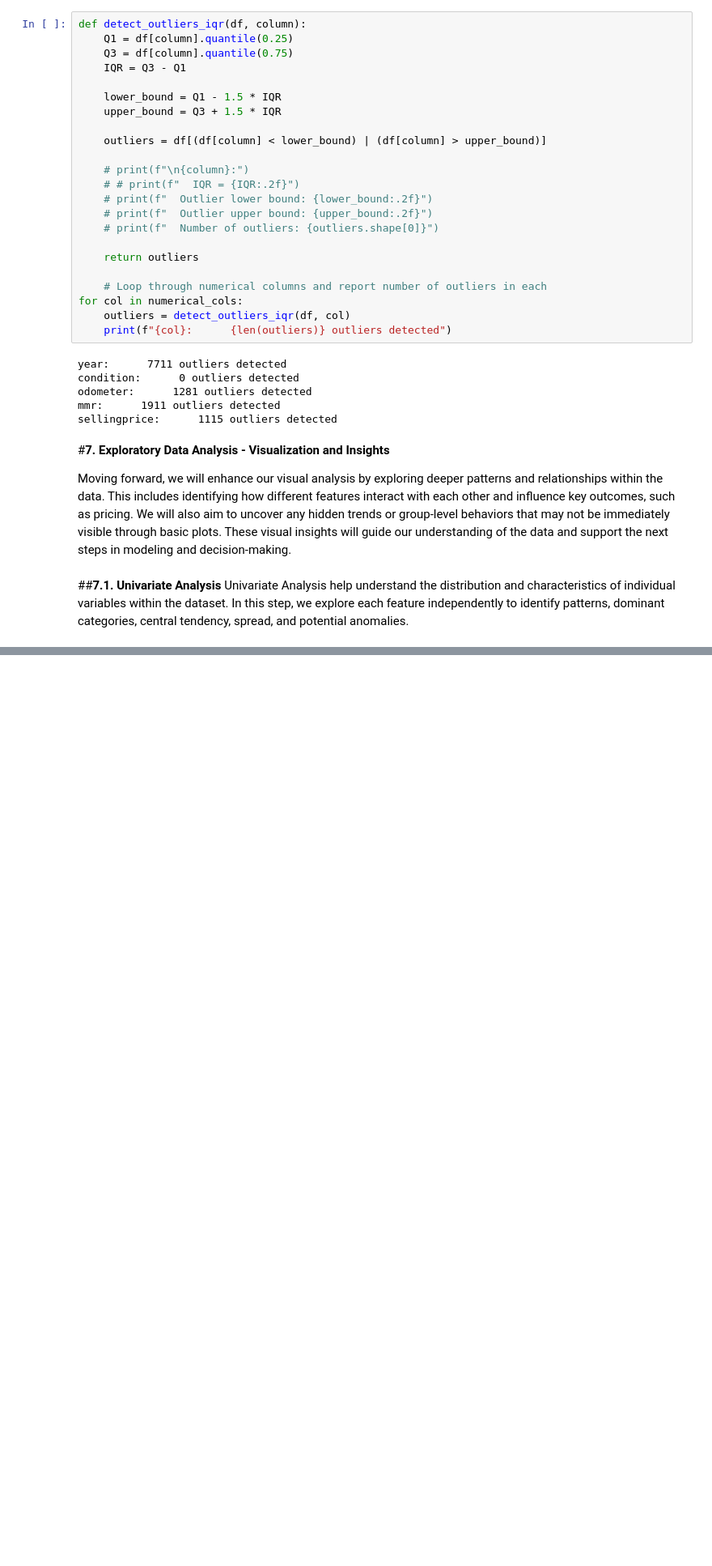
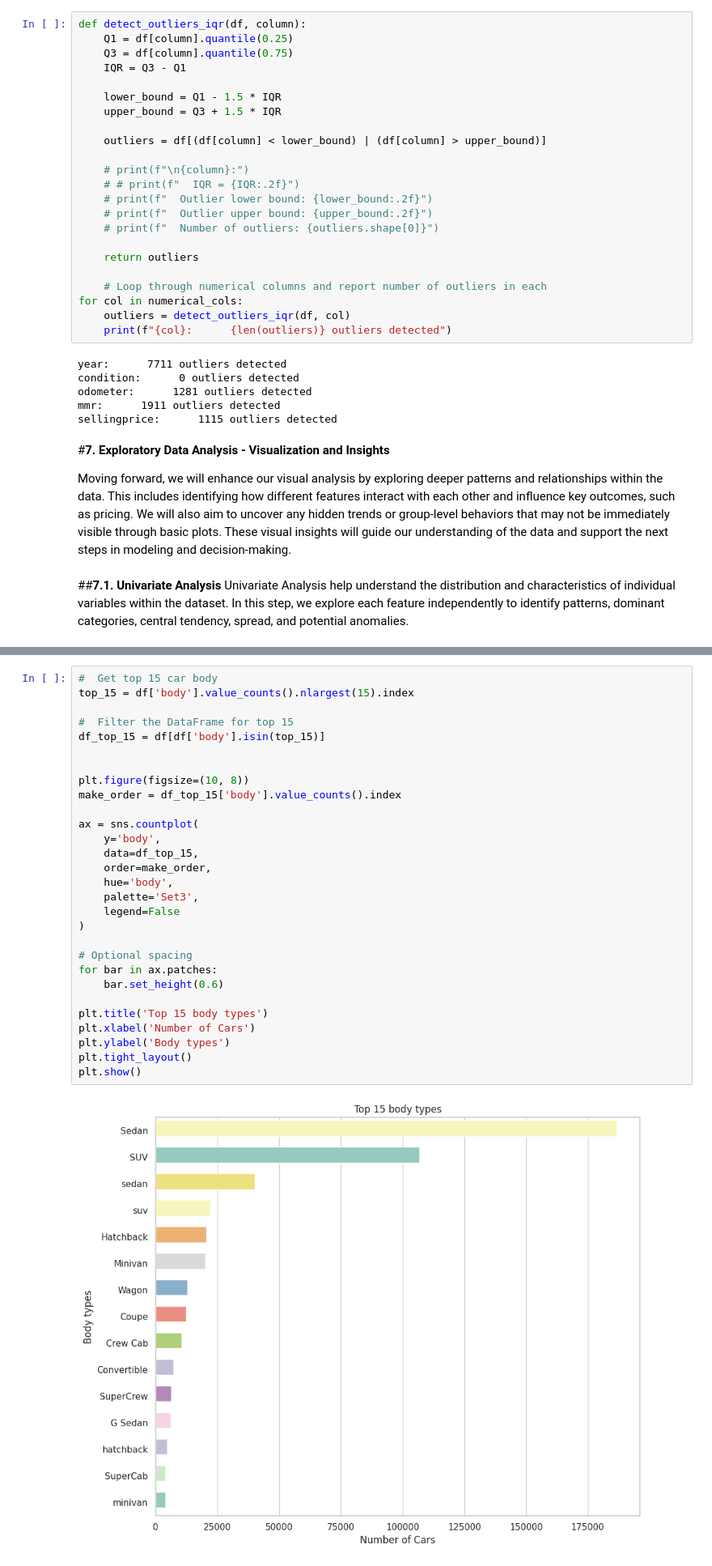
Before and after one commit to Sagarjain93/car_prices, a Jupyter notebook: car_prices.ipynb, the cells around one changed output, grey strips where cells are left out. Shown: that part at 81% size. Cells and saved outputs as stored; diff of their text form; blank space fills up the shorter version.

```diff
--- a/car_prices.ipynb
+++ b/car_prices.ipynb
@@ -418,0 +481,31 @@ Univariate Analysis help understand the distribution and characteristics of indi
+# %%
+#  Get top 15 car body
+top_15 = df['body'].value_counts().nlargest(15).index
+
+#  Filter the DataFrame for top 15
+df_top_15 = df[df['body'].isin(top_15)]
+
+
+plt.figure(figsize=(10, 8))
+make_order = df_top_15['body'].value_counts().index
+
+ax = sns.countplot(
+    y='body',
+    data=df_top_15,
+    order=make_order,
+    hue='body',
+    palette='Set3',
+    legend=False
+)
+
+# Optional spacing
+for bar in ax.patches:
+    bar.set_height(0.6)
+
+plt.title('Top 15 body types')
+plt.xlabel('Number of Cars')
+plt.ylabel('Body types')
+plt.tight_layout()
+plt.show()
+# %% [output]
+[figure, added]
```
Also changed, not shown: parts of 8 cells of this notebook.
